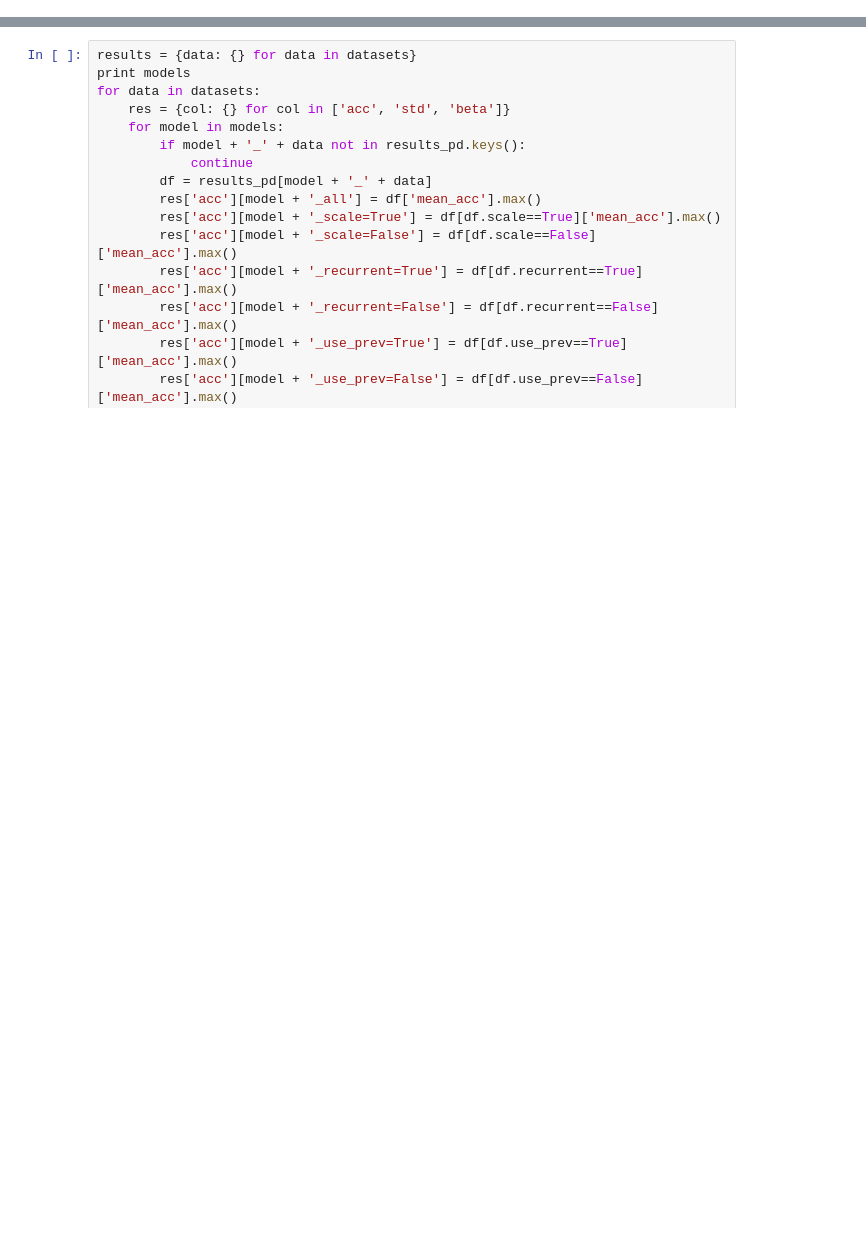
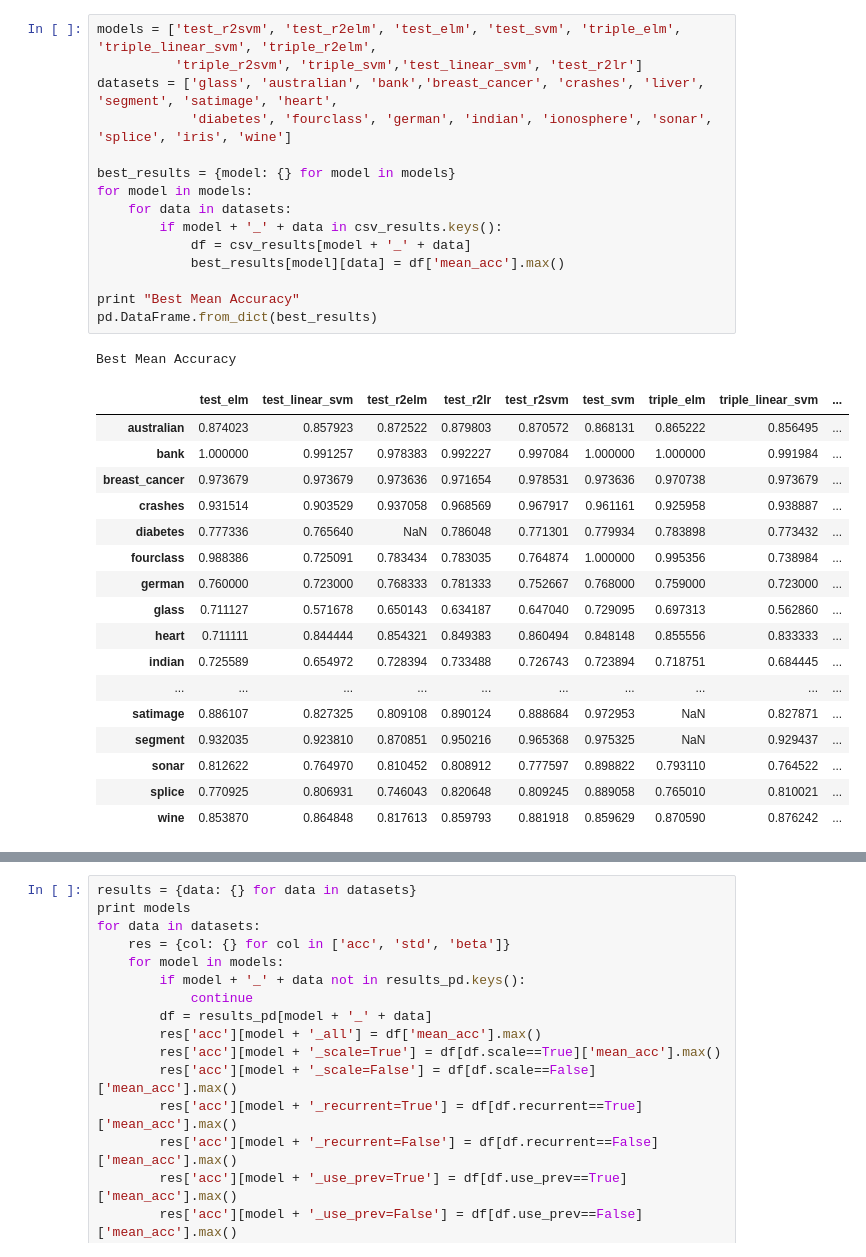
Before and after one commit to kudkudak/r2-learner, a Jupyter notebook: notebooks/results.ipynb, the cells around one changed output, grey strips where cells are left out. Drawn from its saved outputs; the diff is of its cells as text; blank space fills up the shorter version.

```diff
--- a/notebooks/results.ipynb
+++ b/notebooks/results.ipynb
@@ -90,0 +126,34 @@ Best Mean Accuracy
+# %%
+models = ['test_r2svm', 'test_r2elm', 'test_elm', 'test_svm', 'triple_elm', 'triple_linear_svm', 'triple_r2elm',
+          'triple_r2svm', 'triple_svm','test_linear_svm', 'test_r2lr']
+datasets = ['glass', 'australian', 'bank','breast_cancer', 'crashes', 'liver', 'segment', 'satimage', 'heart',
+            'diabetes', 'fourclass', 'german', 'indian', 'ionosphere', 'sonar', 'splice', 'iris', 'wine']
+
+best_results = {model: {} for model in models}
+for model in models:
+    for data in datasets:
+        if model + '_' + data in csv_results.keys():
+            df = csv_results[model + '_' + data]
+            best_results[model][data] = df['mean_acc'].max()
+
+print "Best Mean Accuracy"
+pd.DataFrame.from_dict(best_results)
+# %% [output]
+Best Mean Accuracy
+|  | test_elm | test_linear_svm | test_r2elm | test_r2lr | test_r2svm | test_svm | triple_elm | triple_linear_svm | ... |
+| australian | 0.874023 | 0.857923 | 0.872522 | 0.879803 | 0.870572 | 0.868131 | 0.865222 | 0.856495 | ... |
+| bank | 1.000000 | 0.991257 | 0.978383 | 0.992227 | 0.997084 | 1.000000 | 1.000000 | 0.991984 | ... |
+| breast_cancer | 0.973679 | 0.973679 | 0.973636 | 0.971654 | 0.978531 | 0.973636 | 0.970738 | 0.973679 | ... |
+| crashes | 0.931514 | 0.903529 | 0.937058 | 0.968569 | 0.967917 | 0.961161 | 0.925958 | 0.938887 | ... |
+| diabetes | 0.777336 | 0.765640 | NaN | 0.786048 | 0.771301 | 0.779934 | 0.783898 | 0.773432 | ... |
+| fourclass | 0.988386 | 0.725091 | 0.783434 | 0.783035 | 0.764874 | 1.000000 | 0.995356 | 0.738984 | ... |
+| german | 0.760000 | 0.723000 | 0.768333 | 0.781333 | 0.752667 | 0.768000 | 0.759000 | 0.723000 | ... |
+| glass | 0.711127 | 0.571678 | 0.650143 | 0.634187 | 0.647040 | 0.729095 | 0.697313 | 0.562860 | ... |
+| heart | 0.711111 | 0.844444 | 0.854321 | 0.849383 | 0.860494 | 0.848148 | 0.855556 | 0.833333 | ... |
+| indian | 0.725589 | 0.654972 | 0.728394 | 0.733488 | 0.726743 | 0.723894 | 0.718751 | 0.684445 | ... |
+| ... | ... | ... | ... | ... | ... | ... | ... | ... | ... |
+| satimage | 0.886107 | 0.827325 | 0.809108 | 0.890124 | 0.888684 | 0.972953 | NaN | 0.827871 | ... |
+| segment | 0.932035 | 0.923810 | 0.870851 | 0.950216 | 0.965368 | 0.975325 | NaN | 0.929437 | ... |
+| sonar | 0.812622 | 0.764970 | 0.810452 | 0.808912 | 0.777597 | 0.898822 | 0.793110 | 0.764522 | ... |
+| splice | 0.770925 | 0.806931 | 0.746043 | 0.820648 | 0.809245 | 0.889058 | 0.765010 | 0.810021 | ... |
+| wine | 0.853870 | 0.864848 | 0.817613 | 0.859793 | 0.881918 | 0.859629 | 0.870590 | 0.876242 | ... |
```
Also changed, not shown: parts of 37 cells of this notebook, 23 other files.
